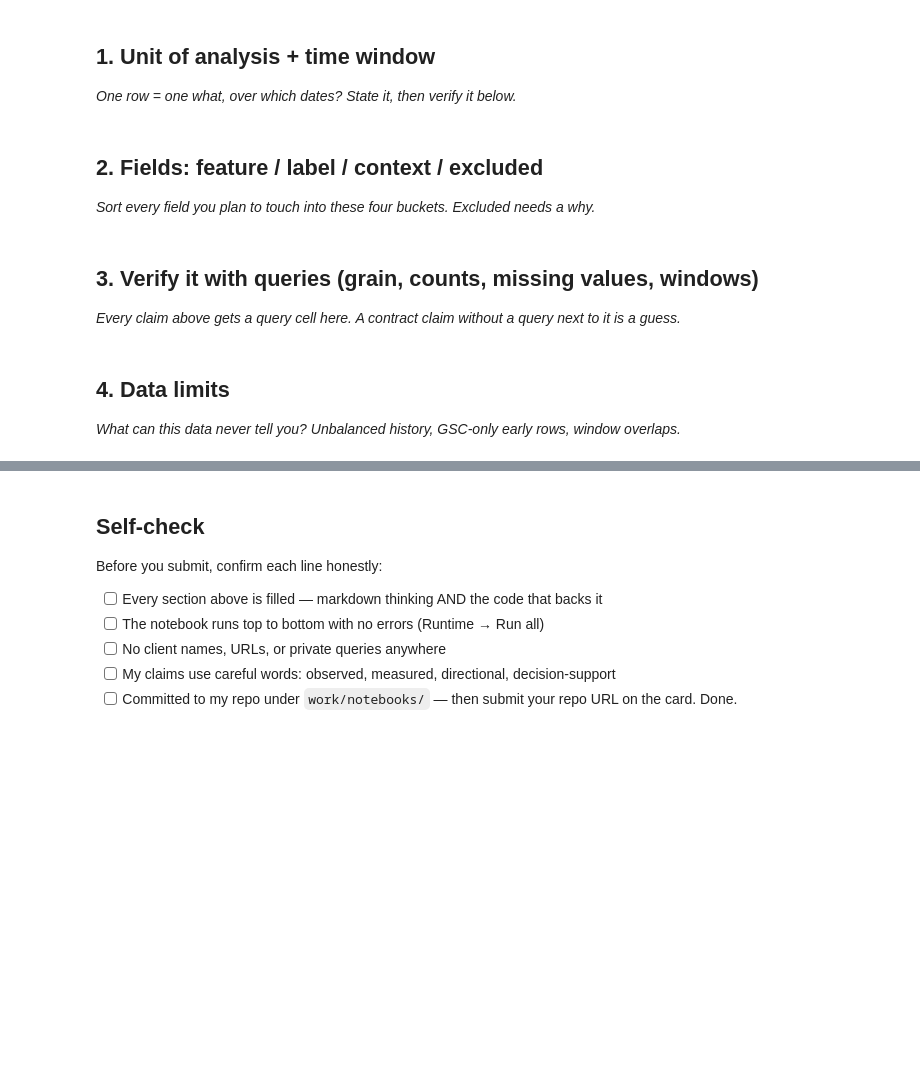
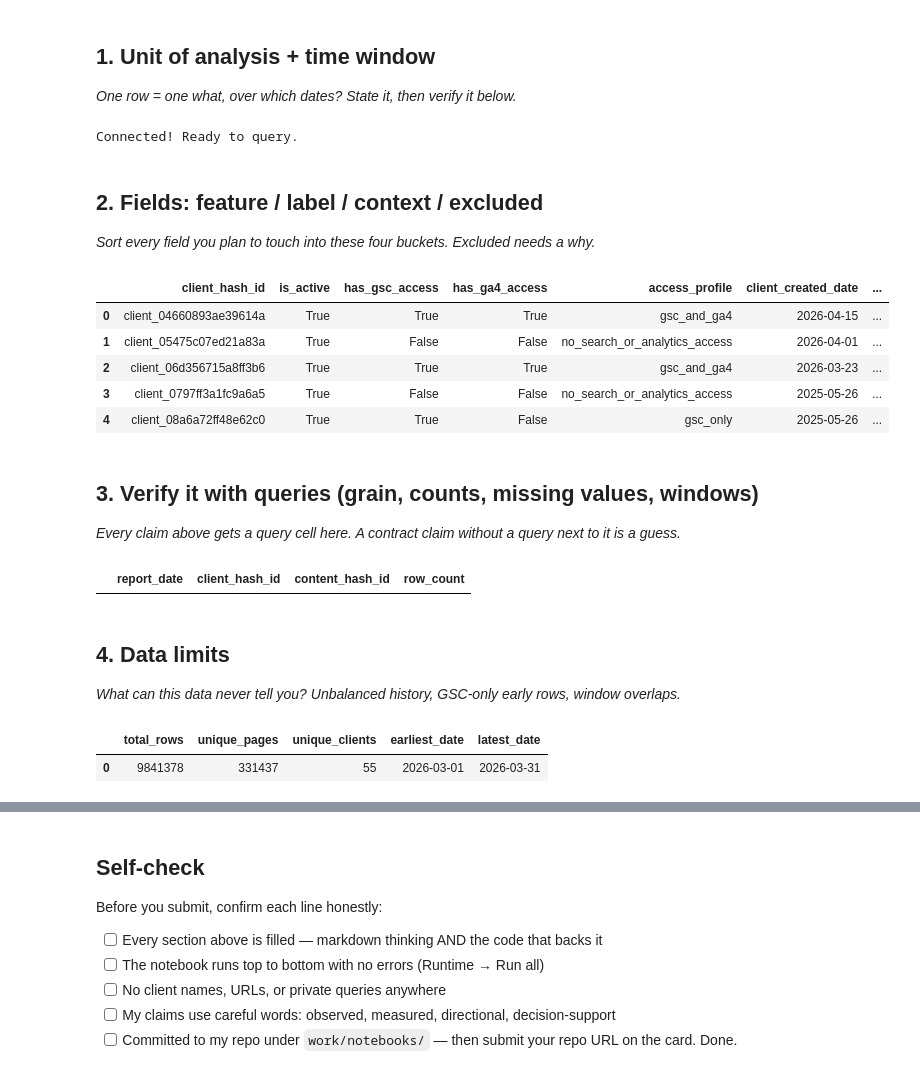
Before and after one commit to Awais-Ahmad10/flyrank_ml_internship, a Jupyter notebook: work/notebooks/w03_data_contract.ipynb, the cells around one changed output, grey strips where cells are left out. Drawn from its saved outputs; the diff is of its cells as text; code cells hidden in the pictures; blank space fills up the shorter version.

```diff
--- a/work/notebooks/w03_data_contract.ipynb
+++ b/work/notebooks/w03_data_contract.ipynb
@@ -16,3 +13,17 @@ This skeleton is yours to fill. Work the sections **in order** — each one has
+# %%
+import duckdb
+from google.colab import userdata
+
+# Get your secret token safely (never typed directly here)
+hf_token = userdata.get('HF_TOKEN')
+
+# Connect DuckDB to Hugging Face
+con = duckdb.connect()
+con.sql(f"CREATE SECRET hf_token (TYPE huggingface, TOKEN '{hf_token}');")
+
+print("Connected! Ready to query.")
+# %% [output]
+Connected! Ready to query.
 # %% [markdown]
 ## 2. Fields: feature / label / context / excluded
 
@@ -23,3 +31,20 @@ This skeleton is yours to fill. Work the sections **in order** — each one has
+# %%
+# Quick test: load the small dim_clients table (only 104 rows, so it's fast)
+query = """
+SELECT *
+FROM read_parquet('hf://datasets/FlyRank/internship-warehouse/dim_clients.parquet')
+LIMIT 5
+"""
+
+df_test = con.sql(query).df()
+df_test
+# %% [output]
+|  | client_hash_id | is_active | has_gsc_access | has_ga4_access | access_profile | client_created_date | ... |
+| 0 | client_04660893ae39614a | True | True | True | gsc_and_ga4 | 2026-04-15 | ... |
+| 1 | client_05475c07ed21a83a | True | False | False | no_search_or_analytics_access | 2026-04-01 | ... |
+| 2 | client_06d356715a8ff3b6 | True | True | True | gsc_and_ga4 | 2026-03-23 | ... |
+| 3 | client_0797ff3a1fc9a6a5 | True | False | False | no_search_or_analytics_access | 2025-05-26 | ... |
+| 4 | client_08a6a72ff48e62c0 | True | True | False | gsc_only | 2025-05-26 | ... |
 # %% [markdown]
 ## 3. Verify it with queries (grain, counts, missing values, windows)
 
@@ -30,3 +52,20 @@ This skeleton is yours to fill. Work the sections **in order** — each one has
+# %%
+query_grain = """
+SELECT
+    report_date,
+    client_hash_id,
+    content_hash_id,
+    COUNT(*) as row_count
+FROM read_parquet('hf://datasets/FlyRank/internship-warehouse/fact_content_daily_performance/month=2026-03/*.parquet')
+GROUP BY report_date, client_hash_id, content_hash_id
+HAVING COUNT(*) > 1
+LIMIT 10
+"""
+
+df_grain_check = con.sql(query_grain).df()
+df_grain_check
+# %% [output]
+|  | report_date | client_hash_id | content_hash_id | row_count |
 # %% [markdown]
 ## 4. Data limits
 
@@ -36,0 +73,16 @@ This skeleton is yours to fill. Work the sections **in order** — each one has
+# %%
+query_scope = """
+SELECT
+    COUNT(*) as total_rows,
+    COUNT(DISTINCT content_hash_id) as unique_pages,
+    COUNT(DISTINCT client_hash_id) as unique_clients,
+    MIN(report_date) as earliest_date,
+    MAX(report_date) as latest_date
+FROM read_parquet('hf://datasets/FlyRank/internship-warehouse/fact_content_daily_performance/month=2026-03/*.parquet')
+"""
+
+df_scope = con.sql(query_scope).df()
+df_scope
+# %% [output]
+|  | total_rows | unique_pages | unique_clients | earliest_date | latest_date |
+| 0 | 9841378 | 331437 | 55 | 2026-03-01 | 2026-03-31 |
```
Also changed, not shown: parts of 17 cells of this notebook.
